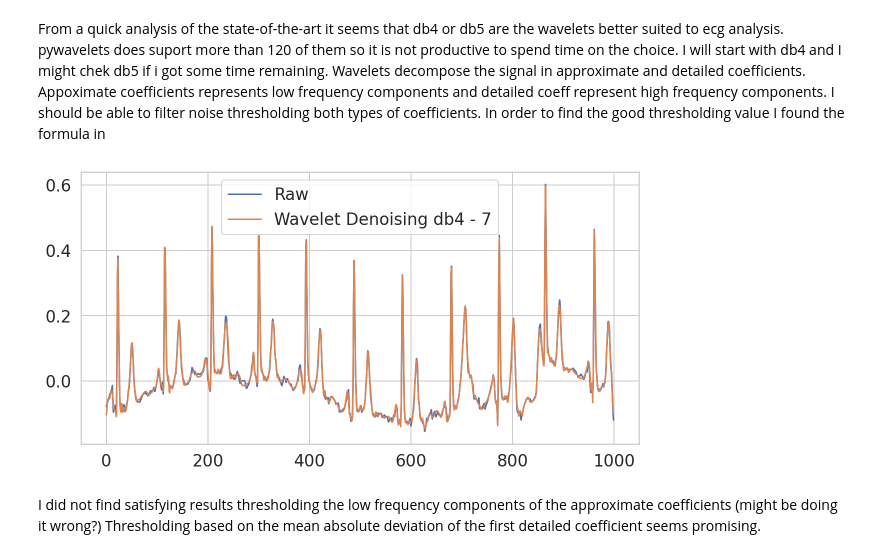
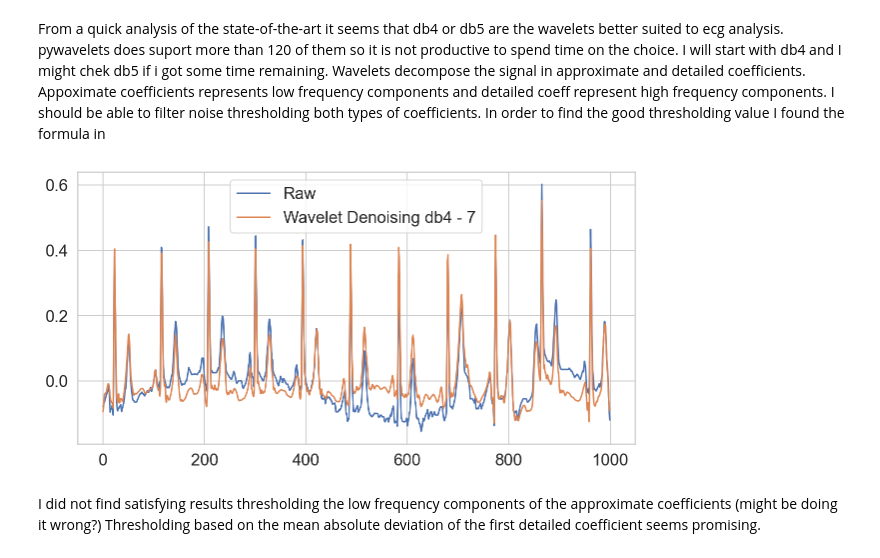
Before and after one commit to aledelmo/ECG_Lead_Reversal, a Jupyter notebook: Test.ipynb, the cells around one changed output. Saved outputs shown, nothing was run; the diff lists cells and outputs as text; code cells hidden in the pictures.

```diff
--- a/Test.ipynb
+++ b/Test.ipynb
@@ -136,34 +133,34 @@ From a quick analysis of the state-of-the-art it seems that db4 or db5 are the w
 # %%
 import pywt
 
-def wavelet_denoising(x, wavelet='db4', level=1):
-    coeff = pywt.wavedec(x, wavelet, mode="per", level=level)
-    #coeff[0] = np.array([0 if i != 6 else coeff[0][i] for i in range(len(coeff[0]))])
+def wtd(x, w, l):
+    coeff = pywt.wavedec(x, w, mode="per", level=l)
 
-    #keep = [0, level - 6 + 1, level - 5 + 1, level - 4 + 1]
-    #for i in range(len(coeff)):
-    #    if i not in keep:
-    #        coeff[i] = np.zeros(len(coeff[i]))
+    keep = []
+    for i in range(len(coeff[0])):
+        if i not in keep:
+            coeff[0][i] = 0
 
+    # standard thresholding value estimation
     sigma = np.mean(np.absolute(coeff[-1] - np.mean(coeff[-1]))) / 0.6745
-    uthresh = sigma * np.sqrt(2 * np.log(len(x)))
-    coeff[1:] = (pywt.threshold(i, value=uthresh, mode='hard') for i in coeff[1:])
+    thresh = sigma * np.sqrt(2 * np.log(len(x)))
+    # detailed coefficients in inverse order starting from pos 1
+    coeff[1:] = (pywt.threshold(i, value=thresh, mode='hard') for i in coeff[1:])
 
-    return pywt.waverec(coeff, wavelet, mode='per')
+    return pywt.waverec(coeff, w, mode='per')
 
 wav = pywt.Wavelet('db4')
 sns.lineplot(data=x_train_raw[0, :, 11], label='Raw')
 x_train_denoised = np.zeros(x_train_raw.shape)
-level = int(np.log2((0.6745 * 100) / 0.5))
+level = int(np.log2(0.6745 * sampling_rate / 0.5))
 for s in range(x_train_raw.shape[0]):
     for der in range(x_train_raw.shape[-1]):
-        x_train_denoised[s, :, der] =  wavelet_denoising(x_train_raw[s, :, der], wavelet=wav,
-                                                         level=level)
+        x_train_denoised[s, :, der] =  wtd(x_train_raw[s, :, der], w=wav, l=level)
 
 sns.lineplot(data=x_train_denoised[0, :, 11], label='Wavelet Denoising db4 - {}'.format(level))
 plt.show();
 # %% [output]
-[figure, old version]
+[figure, new version]
 # %% [markdown]
 I did not find satisfying results thresholding the low frequency components of the approximate coefficients (might be doing it wrong?) Thresholding based on the mean absolute deviation of the first detailed coefficient seems promising.
 # %% [markdown]
```
Also changed, not shown: parts of 16 cells of this notebook, 1 other file.
